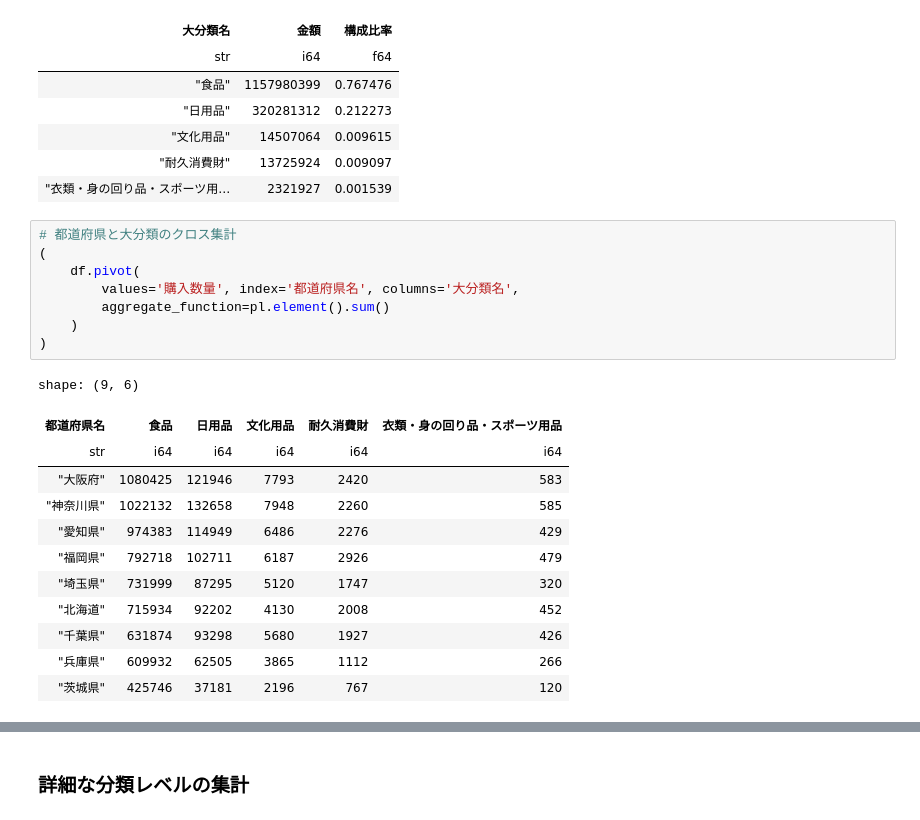
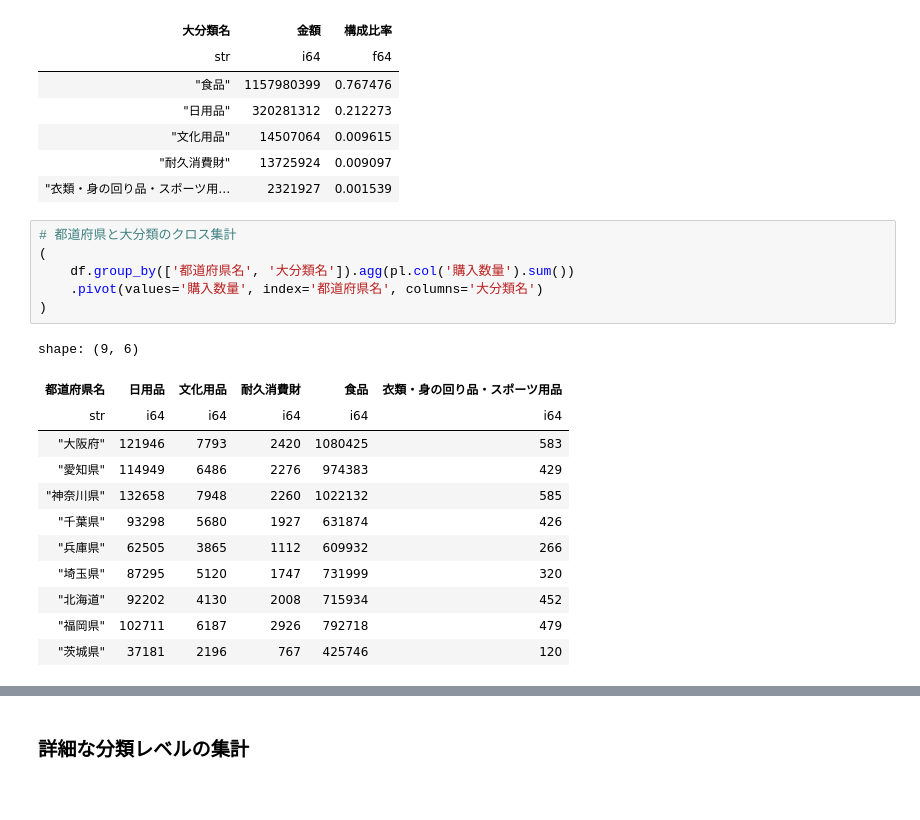
Before and after one commit to yonesuke/maketing_data_science, a Jupyter notebook: notebooks/chapter03.ipynb, the cells around one changed output, grey strips where cells are left out. Drawn from its saved outputs; the diff is of its cells as text.

```diff
--- a/notebooks/chapter03.ipynb
+++ b/notebooks/chapter03.ipynb
@@ -203,24 +204,22 @@ shape: (5, 3)
 # %%
 # 都道府県と大分類のクロス集計
 (
-    df.pivot(
-        values='購入数量', index='都道府県名', columns='大分類名',
-        aggregate_function=pl.element().sum()
-    )
+    df.group_by(['都道府県名', '大分類名']).agg(pl.col('購入数量').sum())
+    .pivot(values='購入数量', index='都道府県名', columns='大分類名')
 )
 # %% [output]
 shape: (9, 6)
-| 都道府県名 | 食品 | 日用品 | 文化用品 | 耐久消費財 | 衣類・身の回り品・スポーツ用品 |
+| 都道府県名 | 日用品 | 文化用品 | 耐久消費財 | 食品 | 衣類・身の回り品・スポーツ用品 |
 | str | i64 | i64 | i64 | i64 | i64 |
-| "大阪府" | 1080425 | 121946 | 7793 | 2420 | 583 |
-| "神奈川県" | 1022132 | 132658 | 7948 | 2260 | 585 |
-| "愛知県" | 974383 | 114949 | 6486 | 2276 | 429 |
-| "福岡県" | 792718 | 102711 | 6187 | 2926 | 479 |
-| "埼玉県" | 731999 | 87295 | 5120 | 1747 | 320 |
-| "北海道" | 715934 | 92202 | 4130 | 2008 | 452 |
-| "千葉県" | 631874 | 93298 | 5680 | 1927 | 426 |
-| "兵庫県" | 609932 | 62505 | 3865 | 1112 | 266 |
-| "茨城県" | 425746 | 37181 | 2196 | 767 | 120 |
+| "大阪府" | 121946 | 7793 | 2420 | 1080425 | 583 |
+| "愛知県" | 114949 | 6486 | 2276 | 974383 | 429 |
+| "神奈川県" | 132658 | 7948 | 2260 | 1022132 | 585 |
+| "千葉県" | 93298 | 5680 | 1927 | 631874 | 426 |
+| "兵庫県" | 62505 | 3865 | 1112 | 609932 | 266 |
+| "埼玉県" | 87295 | 5120 | 1747 | 731999 | 320 |
+| "北海道" | 92202 | 4130 | 2008 | 715934 | 452 |
+| "福岡県" | 102711 | 6187 | 2926 | 792718 | 479 |
+| "茨城県" | 37181 | 2196 | 767 | 425746 | 120 |
 # %%
 # 例題3.5
 # 都道府県と大分類の構成比率のクロス集計
```
Also changed, not shown: parts of 10 cells of this notebook.
